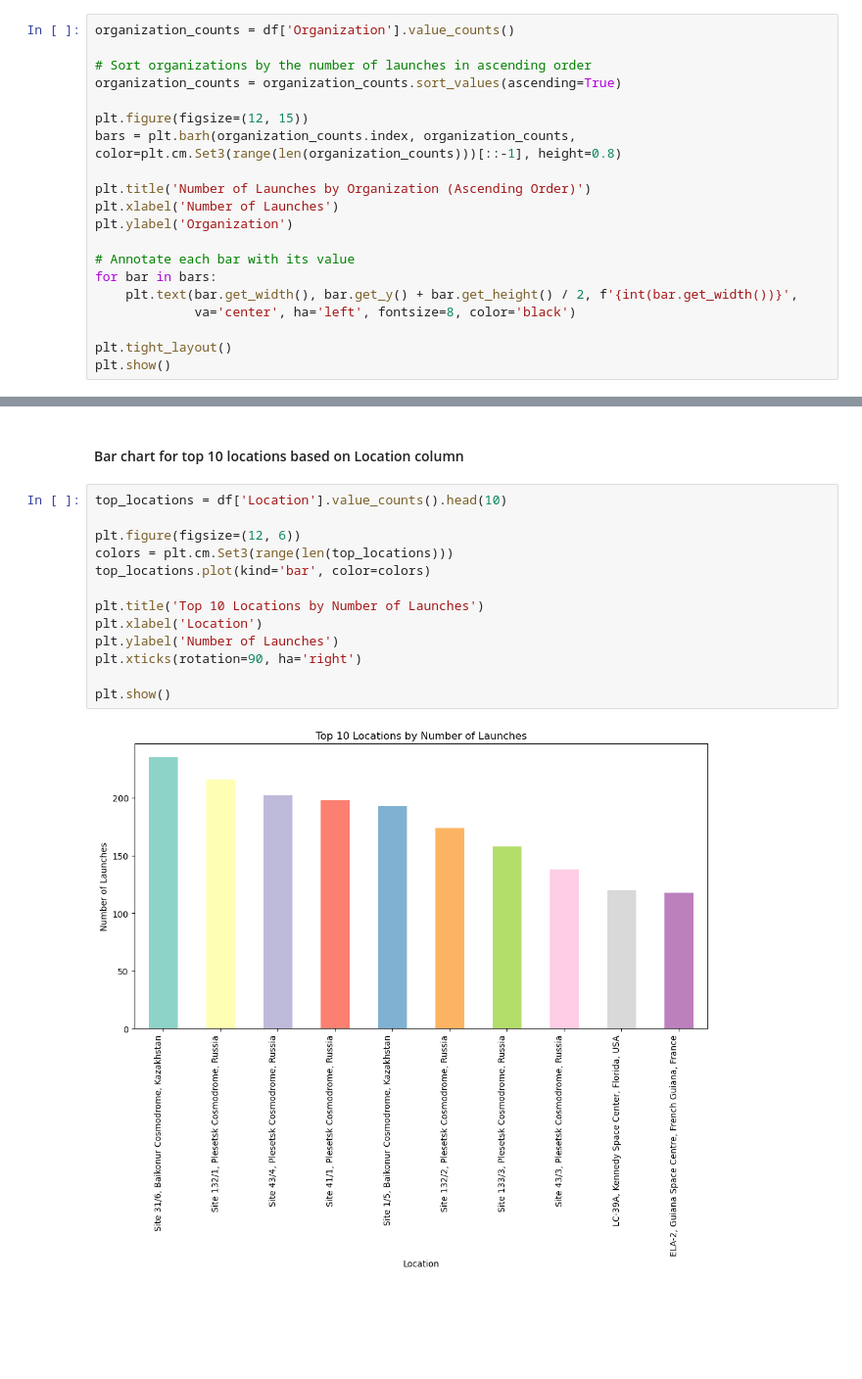
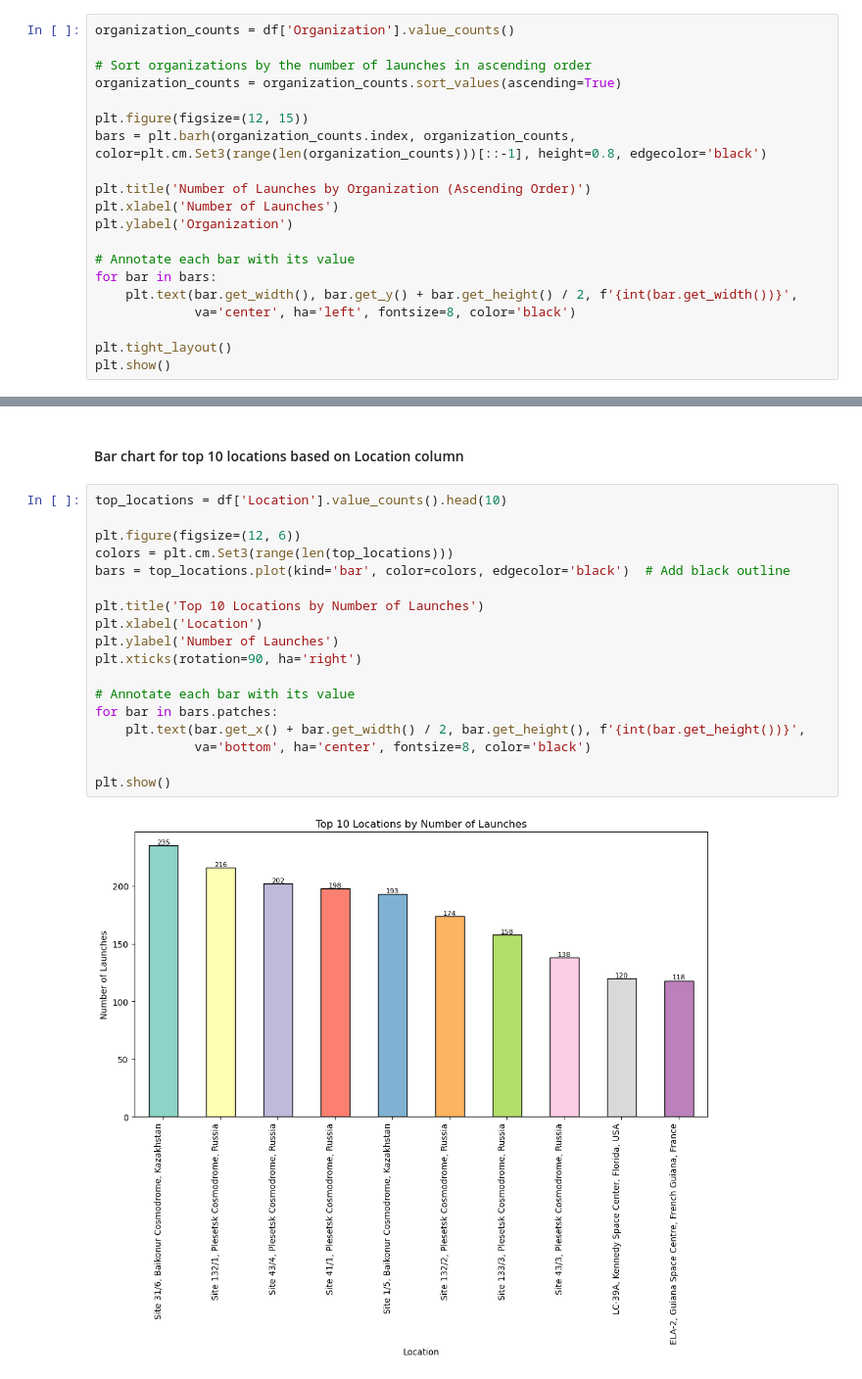
Before and after one commit to dominikvukelic/space_mission_launches, a Jupyter notebook: graphs/graphs.ipynb, the cells around one changed output, grey strips where cells are left out. Shown: that part at 98% size. Saved outputs shown, nothing was run; the diff lists cells and outputs as text; blank space fills up the shorter version.

Commit message:
working on graphs

```diff
--- a/graphs/graphs.ipynb
+++ b/graphs/graphs.ipynb
@@ -67,7 +67,7 @@ organization_counts = df['Organization'].value_counts()
 organization_counts = organization_counts.sort_values(ascending=True)
 
 plt.figure(figsize=(12, 15))
-bars = plt.barh(organization_counts.index, organization_counts, color=plt.cm.Set3(range(len(organization_counts)))[::-1], height=0.8)
+bars = plt.barh(organization_counts.index, organization_counts, color=plt.cm.Set3(range(len(organization_counts)))[::-1], height=0.8, edgecolor='black')
 
 plt.title('Number of Launches by Organization (Ascending Order)')
 plt.xlabel('Number of Launches')
@@ -93,15 +93,20 @@ There are 137 different values in the 'Location' column.
 # %%
 top_locations = df['Location'].value_counts().head(10)
 
 plt.figure(figsize=(12, 6))
 colors = plt.cm.Set3(range(len(top_locations)))
-top_locations.plot(kind='bar', color=colors)
+bars = top_locations.plot(kind='bar', color=colors, edgecolor='black')  # Add black outline
 
 plt.title('Top 10 Locations by Number of Launches')
 plt.xlabel('Location')
 plt.ylabel('Number of Launches')
 plt.xticks(rotation=90, ha='right')
 
+# Annotate each bar with its value
+for bar in bars.patches:
+    plt.text(bar.get_x() + bar.get_width() / 2, bar.get_height(), f'{int(bar.get_height())}',
+             va='bottom', ha='center', fontsize=8, color='black')
+
 plt.show()
 # %% [output]
-[figure, old version]
+[figure, new version]
```
Also changed, not shown: parts of 9 cells of this notebook.
